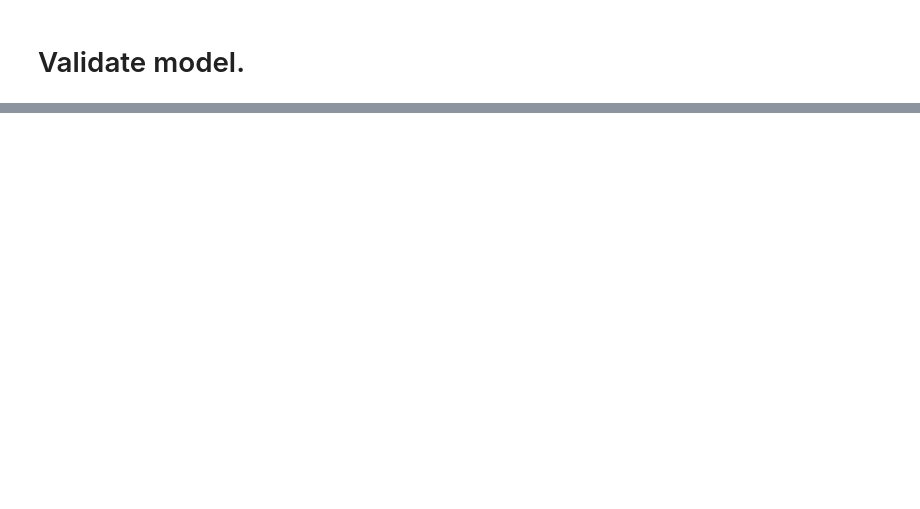
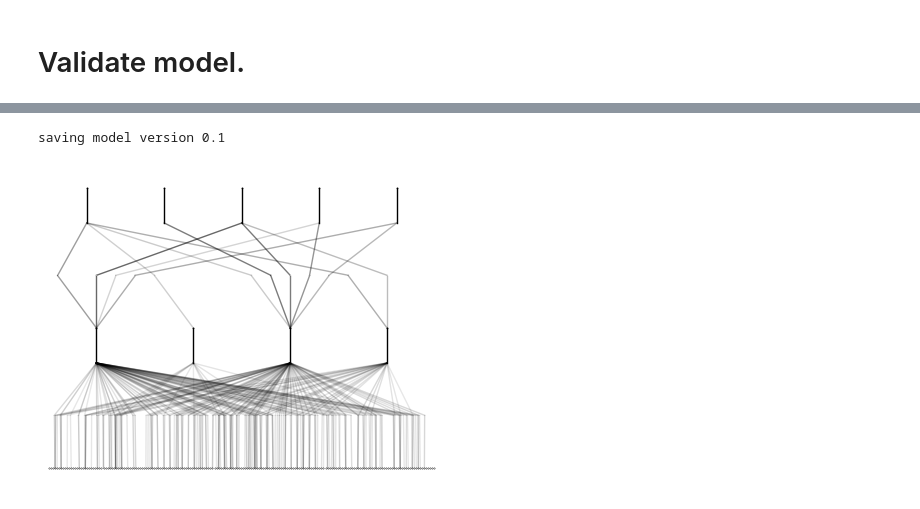
Before and after one commit to mosheadd/KANProt, a Jupyter notebook: prototype2.ipynb, the cells around one changed output, grey strips where cells are left out. Saved outputs shown, nothing was run; the diff lists cells and outputs as text; code cells hidden in the pictures; blank space fills up the shorter version.

```diff
--- a/prototype2.ipynb
+++ b/prototype2.ipynb
@@ -375,0 +418,6 @@ weighted avg       0.68      0.59      0.62       733
+# %%
+model_pruned = model.kan.prune()
+model_pruned.plot()
+# %% [output]
+saving model version 0.1
+[figure, added]
```
Also changed, not shown: parts of 23 cells of this notebook.
